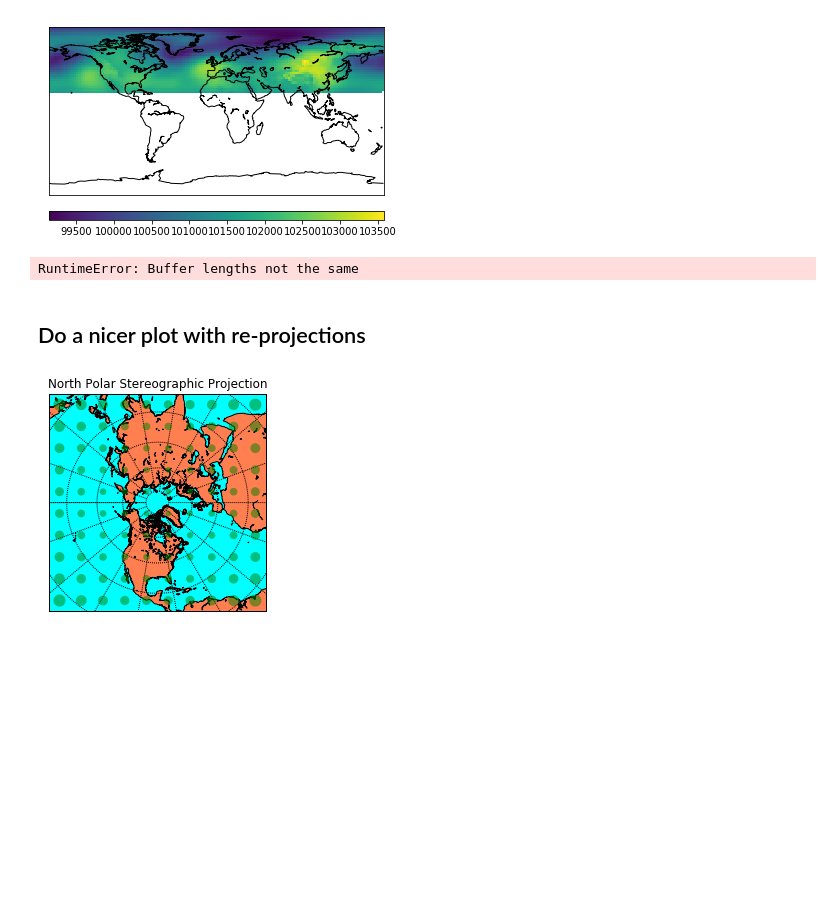
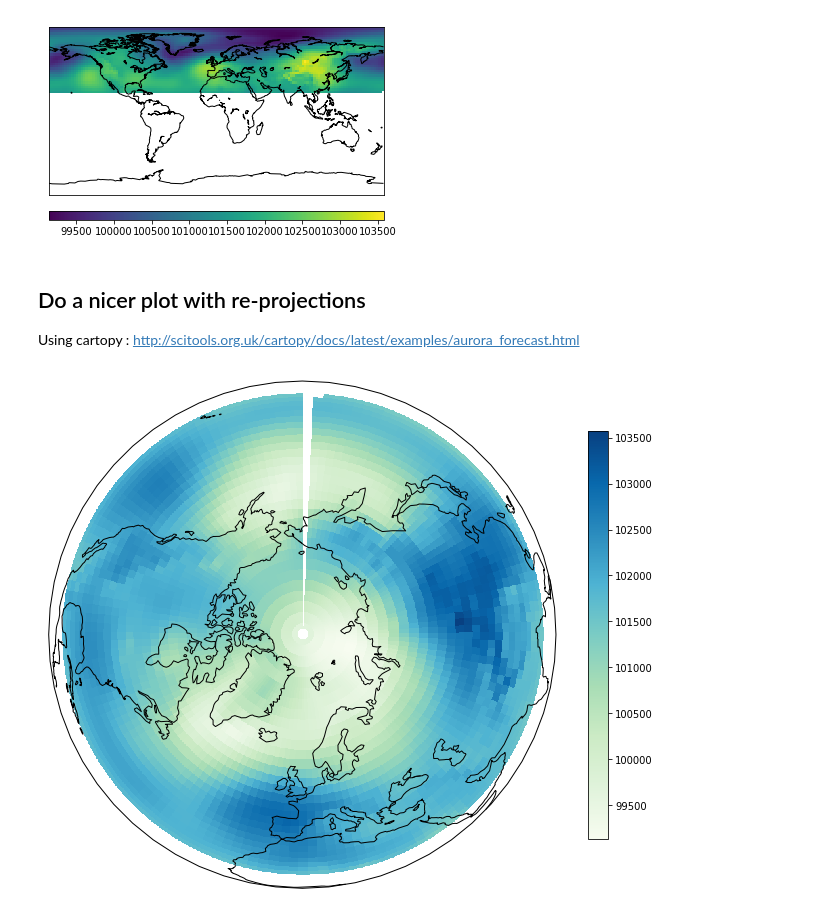
Before and after one commit to panhypersebastos/winter_predictor, a Jupyter notebook: era-interim_database_exploration.ipynb, the cells around one changed output. Saved outputs shown, nothing was run; the diff lists cells and outputs as text; code cells hidden in the pictures; blank space fills up the shorter version.

Commit message:
Polar projection sucessful in Python ;-)

```diff
--- a/era-interim_database_exploration.ipynb
+++ b/era-interim_database_exploration.ipynb
@@ -298,41 +298,24 @@ cbar = m.colorbar(cs, location='bottom', pad="10%", cmap=plt.cm.RdBu_r)
 plt.show()
 # %% [output]
 [figure]
-# %%
-m = Basemap(projection='npstere', boundinglat=10,lon_0=270,resolution='l')
-xi, yi = m(lons, lats) # comp
-#cs = m.pcolor(xi, yi, np.squeeze(this_field))
-#m.drawcoastlines()
-#cbar = m.colorbar(cs, location='bottom', pad="10%", cmap=plt.cm.RdBu_r)
-#plt.show()
-# %% [output]
-RuntimeError: Buffer lengths not the same
 # %% [markdown]
 ## Do a nicer plot with re-projections
+Using cartopy : http://scitools.org.uk/cartopy/docs/latest/examples/aurora_forecast.html
-# %%
-from mpl_toolkits.basemap import Basemap
-import numpy as np
-import matplotlib.pyplot as plt
-# setup north polar stereographic basemap.
-# The longitude lon_0 is at 6-o'clock, and the
-# latitude circle boundinglat is tangent to the edge
-# of the map at lon_0. Default value of lat_ts
-# (latitude of true scale) is pole.
-m = Basemap(projection='npstere',boundinglat=10,lon_0=270,resolution='l')
-m.drawcoastlines()
-m.fillcontinents(color='coral',lake_color='aqua')
-# draw parallels and meridians.
-m.drawparallels(np.arange(-80.,81.,20.))
-m.drawmeridians(np.arange(-180.,181.,20.))
-m.drawmapboundary(fill_color='aqua')
-# draw tissot's indicatrix to show distortion.
-ax = plt.gca()
-for y in np.linspace(m.ymax/20,19*m.ymax/20,10):
-    for x in np.linspace(m.xmax/20,19*m.xmax/20,10):
-        lon, lat = m(x,y,inverse=True)
-        poly = m.tissot(lon,lat,2.5,100,\
-                        facecolor='green',zorder=10,alpha=0.5)
-plt.title("North Polar Stereographic Projection")
-plt.show()
-# %% [output]
-[figure, removed]
+# %%
+import cartopy.crs as ccrs
+this_proj = ccrs.Orthographic(0, 90)
+fig = plt.figure(figsize=(25, 25))
+ax = plt.subplot(1, 2, 1, projection=this_proj)
+ax.coastlines(zorder=3)
+img_proj = ccrs.PlateCarree()
+img_extent = (-180, 180, -90, 90)
+im = ax.imshow(this_field,
+               transform=img_proj,
+               extent=img_extent,
+               origin='lower',
+               zorder=2,
+               cmap='GnBu')
+plt.colorbar(im, orientation='vertical',ticklocation='auto', shrink=0.3)
+plt.show()
+# %% [output]
+[figure, added]
```
Also changed, not shown: parts of 1 cell of this notebook, 2 other files.
